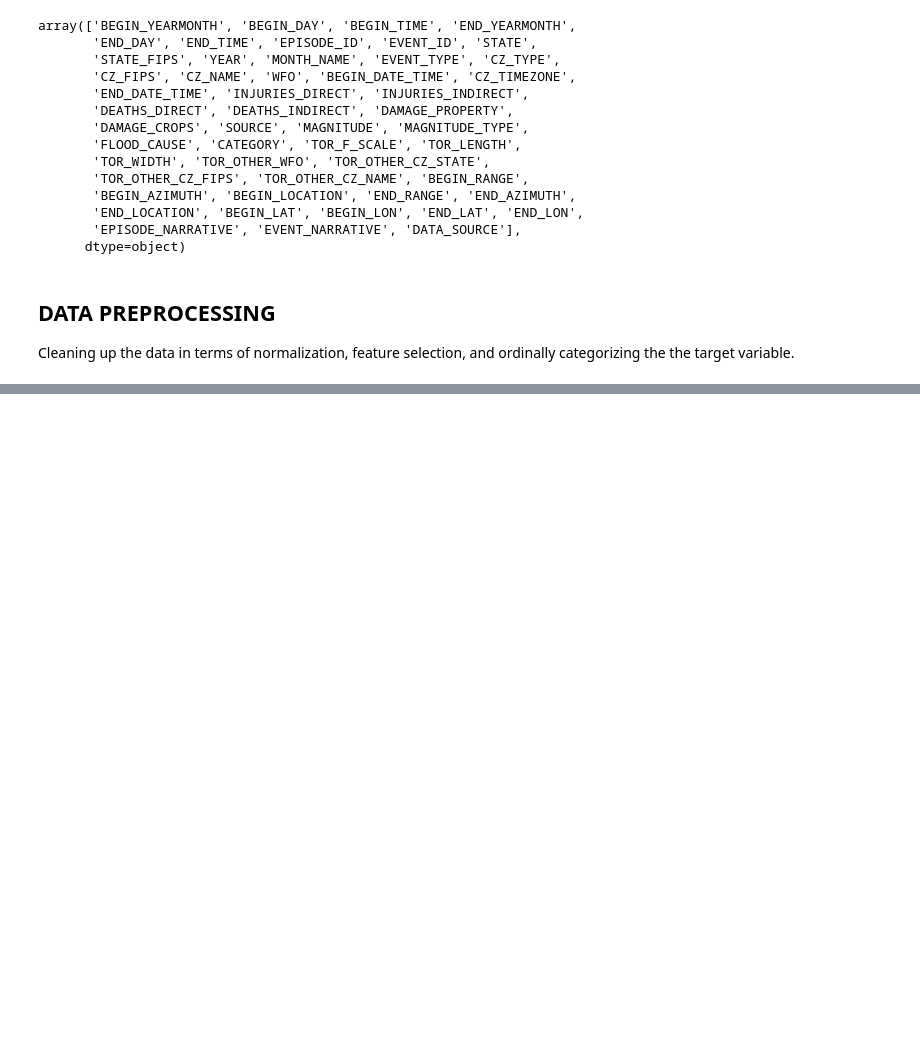
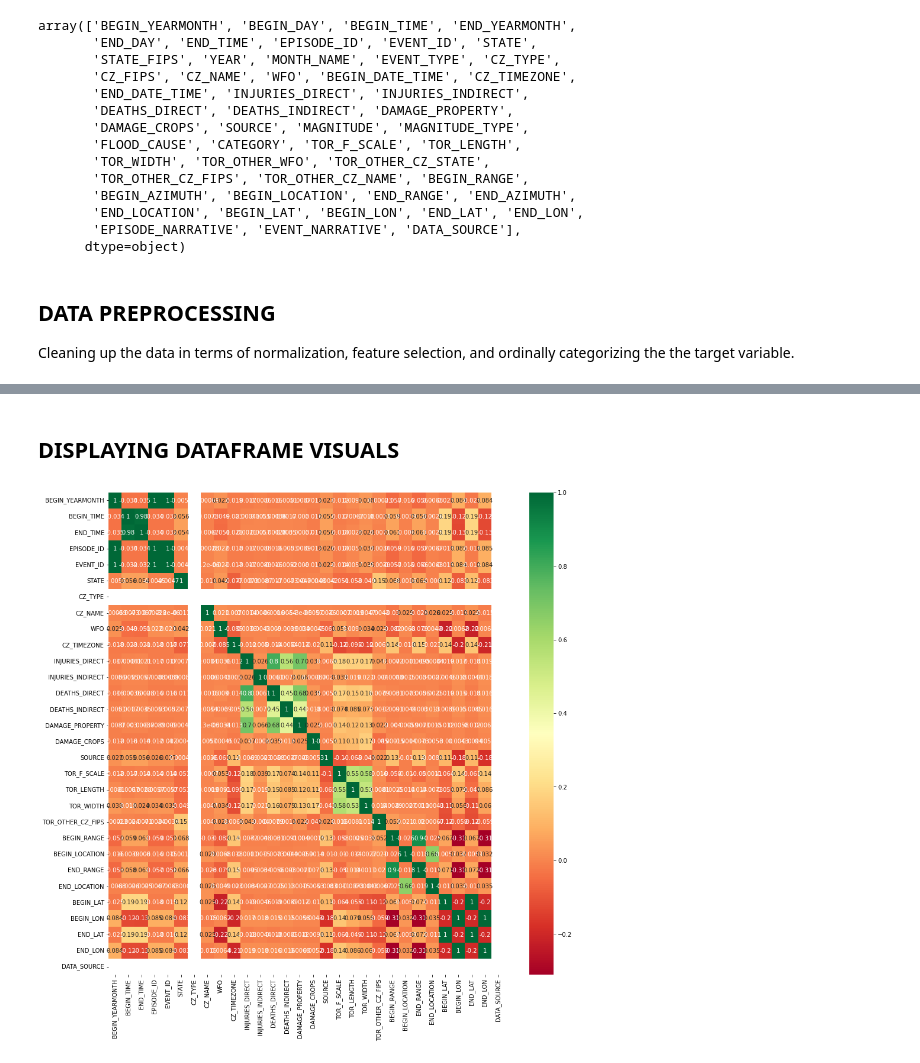
Before and after one commit to DorisSanchez-Velasquez/NaturalDisasterReport, a Jupyter notebook: main.ipynb, the cells around one changed output, grey strips where cells are left out. Cells and saved outputs as stored; diff of their text form; code cells hidden in the pictures; blank space fills up the shorter version.

Commit message:
Finished transforming all categorical features in ordinal/numerical features

```diff
--- a/main.ipynb
+++ b/main.ipynb
@@ -60,0 +48,8 @@ dtype: object
+# %%
+temp_df = temp_df.drop(columns=['BEGIN_DAY','END_YEARMONTH','END_DAY','STATE_FIPS','YEAR','MONTH_NAME',
+                                                          'EVENT_TYPE','CZ_FIPS','END_DATE_TIME', 'FLOOD_CAUSE','CATEGORY',
+                                                          'BEGIN_AZIMUTH','END_AZIMUTH','MAGNITUDE', 'TOR_OTHER_WFO','TOR_OTHER_CZ_STATE',
+                                                          'TOR_OTHER_CZ_NAME','MAGNITUDE_TYPE', 'EVENT_NARRATIVE', 'EPISODE_NARRATIVE','BEGIN_DATE_TIME'])
+# %%
+temp_df = temp_df.dropna(subset = ['TOR_F_SCALE'])
+len(temp_df)
@@ -60,0 +97,12 @@ dtype: object
+# %%
+#Transforming label data into encoded, numerical data types
+labelEn = prep.LabelEncoder()
+temp_df['CZ_TYPE'] = labelEn.fit_transform(temp_df['CZ_TYPE'])
+temp_df['STATE'] = labelEn.fit_transform(temp_df['STATE'])
+temp_df['CZ_NAME'] = labelEn.fit_transform(temp_df['CZ_NAME'])
+temp_df['WFO'] = labelEn.fit_transform(temp_df['WFO'])
+temp_df['CZ_TIMEZONE'] = labelEn.fit_transform(temp_df['CZ_TIMEZONE'])
+temp_df['SOURCE'] = labelEn.fit_transform(temp_df['SOURCE'])
+temp_df['BEGIN_LOCATION'] = labelEn.fit_transform(temp_df['BEGIN_LOCATION'])
+temp_df['END_LOCATION'] = labelEn.fit_transform(temp_df['END_LOCATION'])
+temp_df['DATA_SOURCE'] = labelEn.fit_transform(temp_df['DATA_SOURCE'])
@@ -60,0 +113,4 @@ dtype: object
+# %%
+temp_df['DAMAGE_PROPERTY'] = temp_df['DAMAGE_PROPERTY'].astype('float')
+temp_df['DAMAGE_CROPS'] = temp_df['DAMAGE_CROPS'].astype('float')
+temp_df['TOR_F_SCALE'] = temp_df['TOR_F_SCALE'].astype('int')
@@ -61,3 +127,23 @@ dtype: object
+# %% [markdown]
+## DISPLAYING DATAFRAME VISUALS
+# %%
+import pandas as pd
+import numpy as np
+import seaborn as sns
+import matplotlib.pyplot as plt
+
+
+
+X = temp_df.iloc[:,0:37]
+y = temp_df['TOR_F_SCALE']
+#get correlations of each features in dataset
+corrmat = temp_df.corr()
+top_corr_features = corrmat.index
+plt.figure(figsize=(15,15))
+#plot heat map
+g=sns.heatmap(temp_df[top_corr_features].corr(),annot=True,cmap="RdYlGn")
+# %% [output]
+[figure, added]
 # %%
 
 from sklearn.feature_selection import SelectKBest
```
Also changed, not shown: parts of 10 cells of this notebook.
